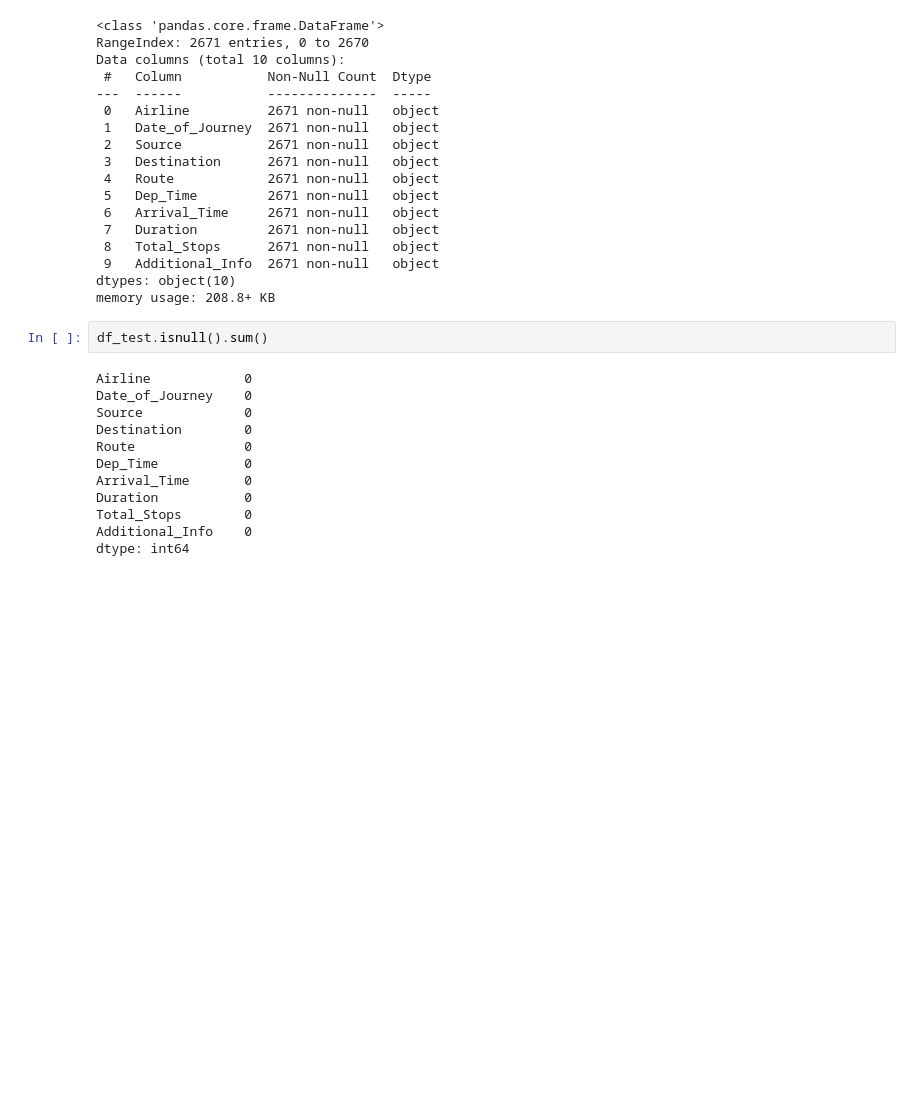
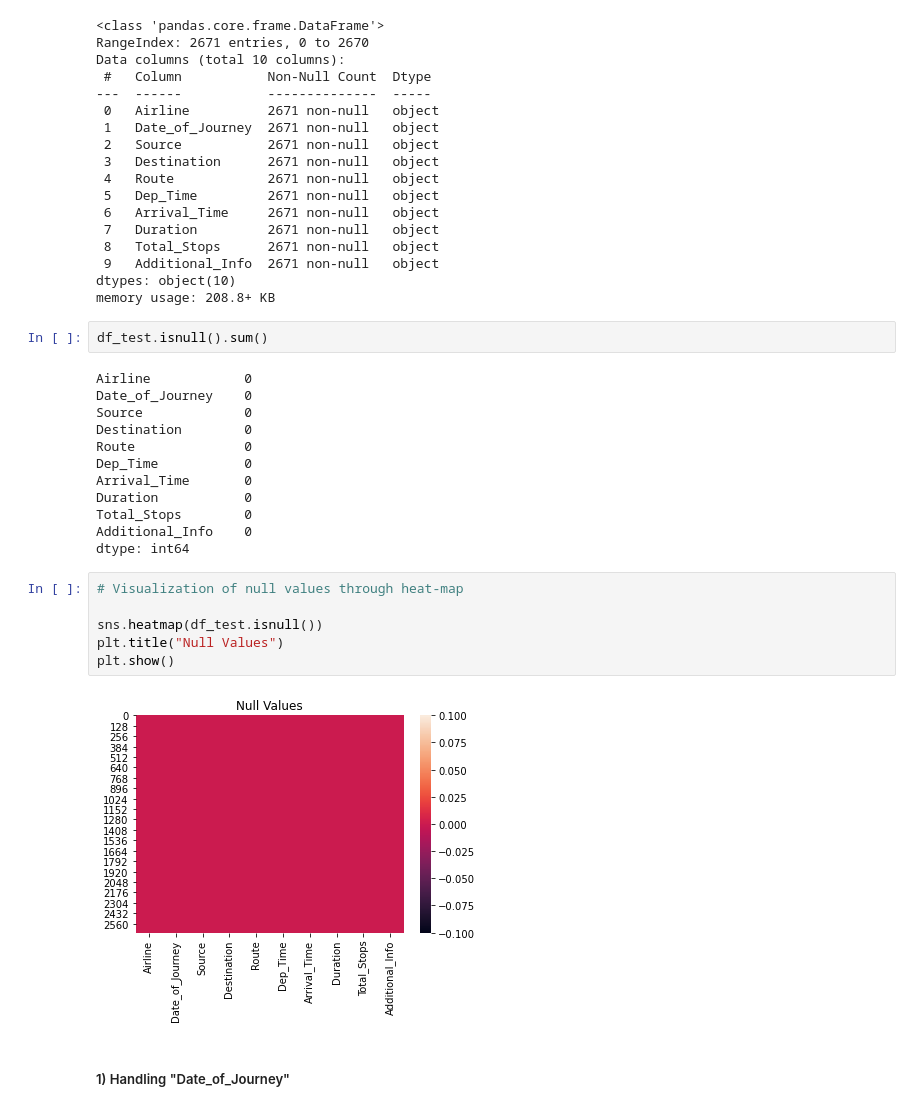
Before and after one commit to riturani2403/Data-Trained-practice-projects, a Jupyter notebook: Flight_Price_Predictions.ipynb, the cells around one changed output. Drawn from its saved outputs; the diff is of its cells as text; blank space fills up the shorter version.

```diff
--- a/Flight_Price_Predictions.ipynb
+++ b/Flight_Price_Predictions.ipynb
@@ -770,3 +876,13 @@ Duration           0
 Total_Stops        0
 Additional_Info    0
 dtype: int64
+# %%
+# Visualization of null values through heat-map
+
+sns.heatmap(df_test.isnull())
+plt.title("Null Values")
+plt.show()
+# %% [output]
+[figure, added]
+# %% [markdown]
+##### 1) Handling "Date_of_Journey"
```
Also changed, not shown: parts of 71 cells of this notebook.
